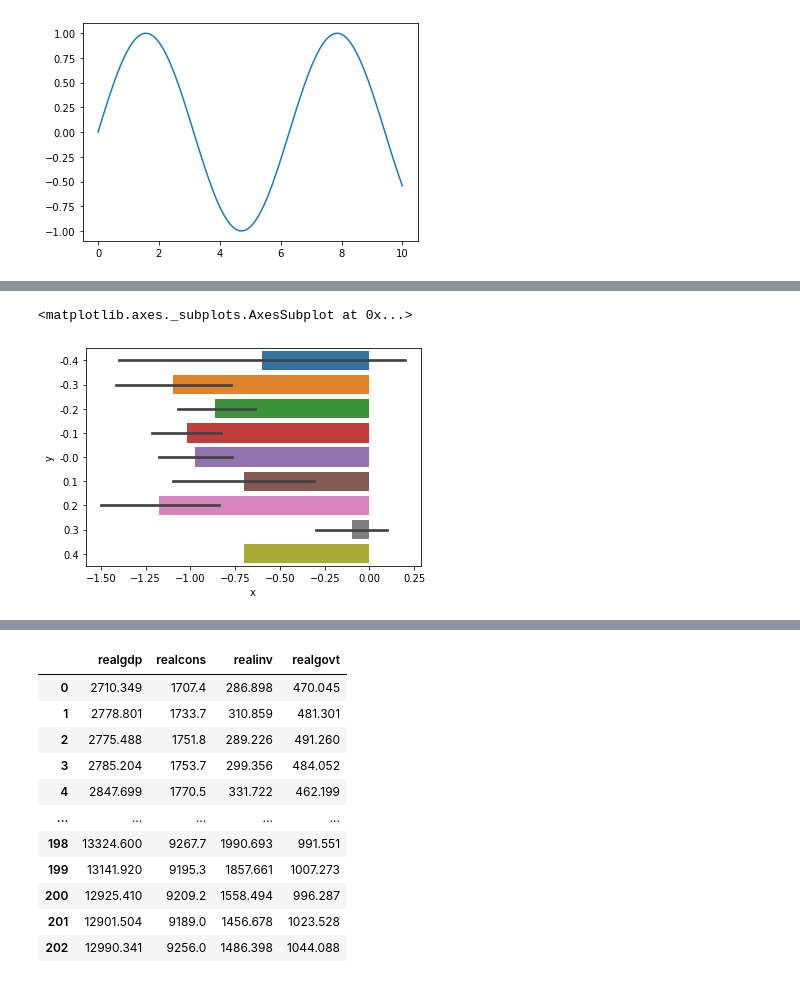
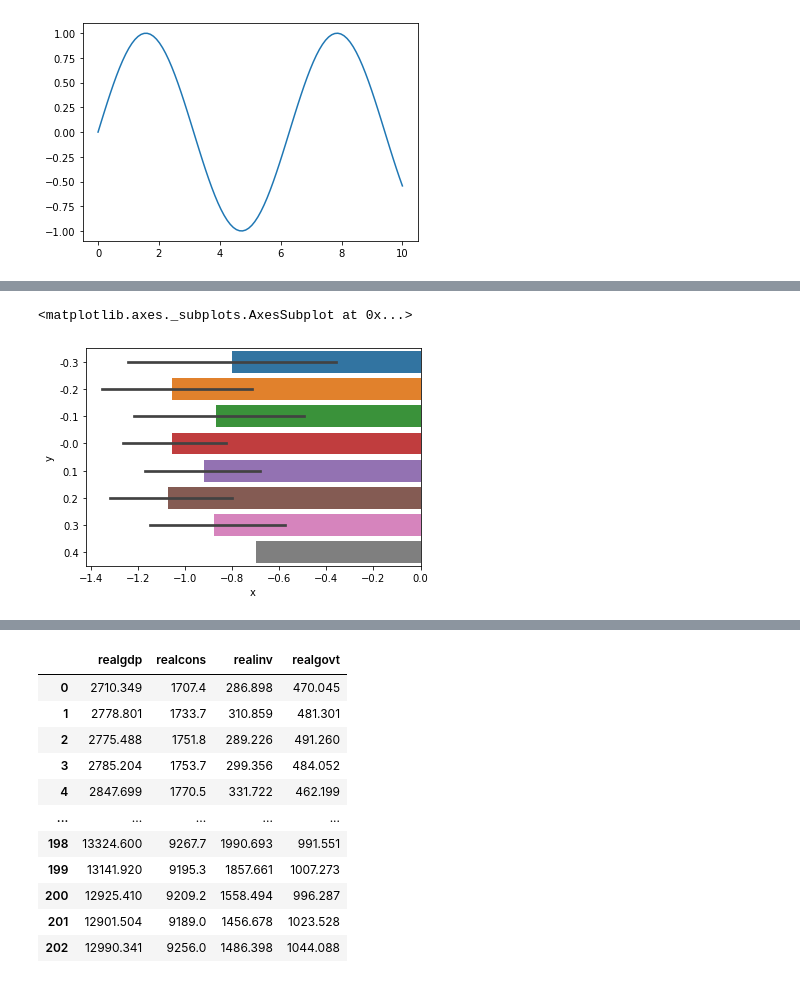
Before and after one commit to jafetimbre/optimus, a Jupyter notebook: src/lab_5.ipynb, the cells around one changed output, grey strips where cells are left out. Cells and saved outputs as stored; diff of their text form; code cells hidden in the pictures.

```diff
--- a/src/lab_5.ipynb
+++ b/src/lab_5.ipynb
@@ -99,9 +106,10 @@ data
 100 rows × 2 columns
-# %%
-sns.barplot(x='x', y='y', data=data, orient='h')
-# %% [output]
-<matplotlib.axes._subplots.AxesSubplot at 0x...>
-[figure, removed]
+# %%
+aux = pd.DataFrame(data={'x': [ round(i, 1) for i in s1_m ], 'y': [ round(i, 1) for i in s2_m ] })
+sns.barplot(x='x', y='y', data=aux, orient='h')
+# %% [output]
+<matplotlib.axes._subplots.AxesSubplot at 0x...>
+[figure, added]
 # %%
 dim_series = 100
 
```
Also changed, not shown: parts of 12 cells of this notebook.
